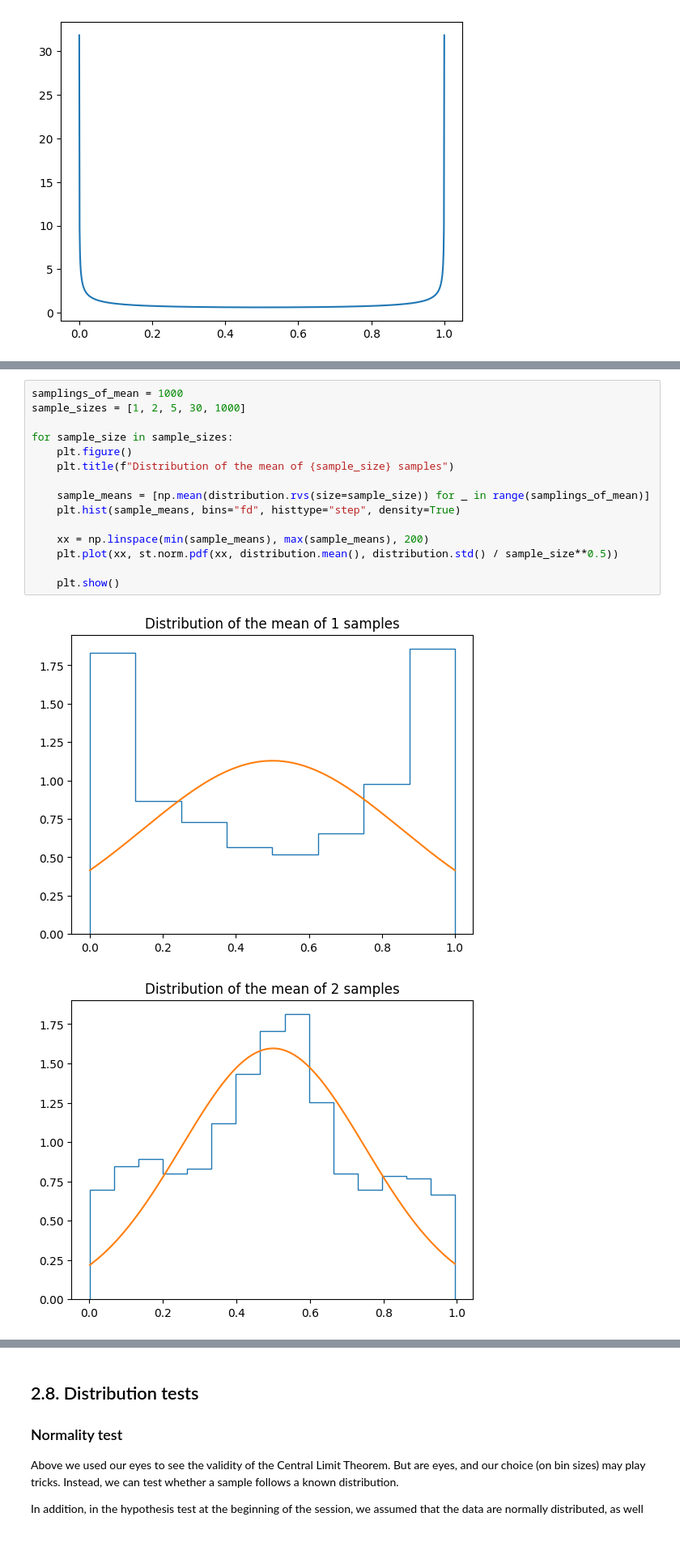
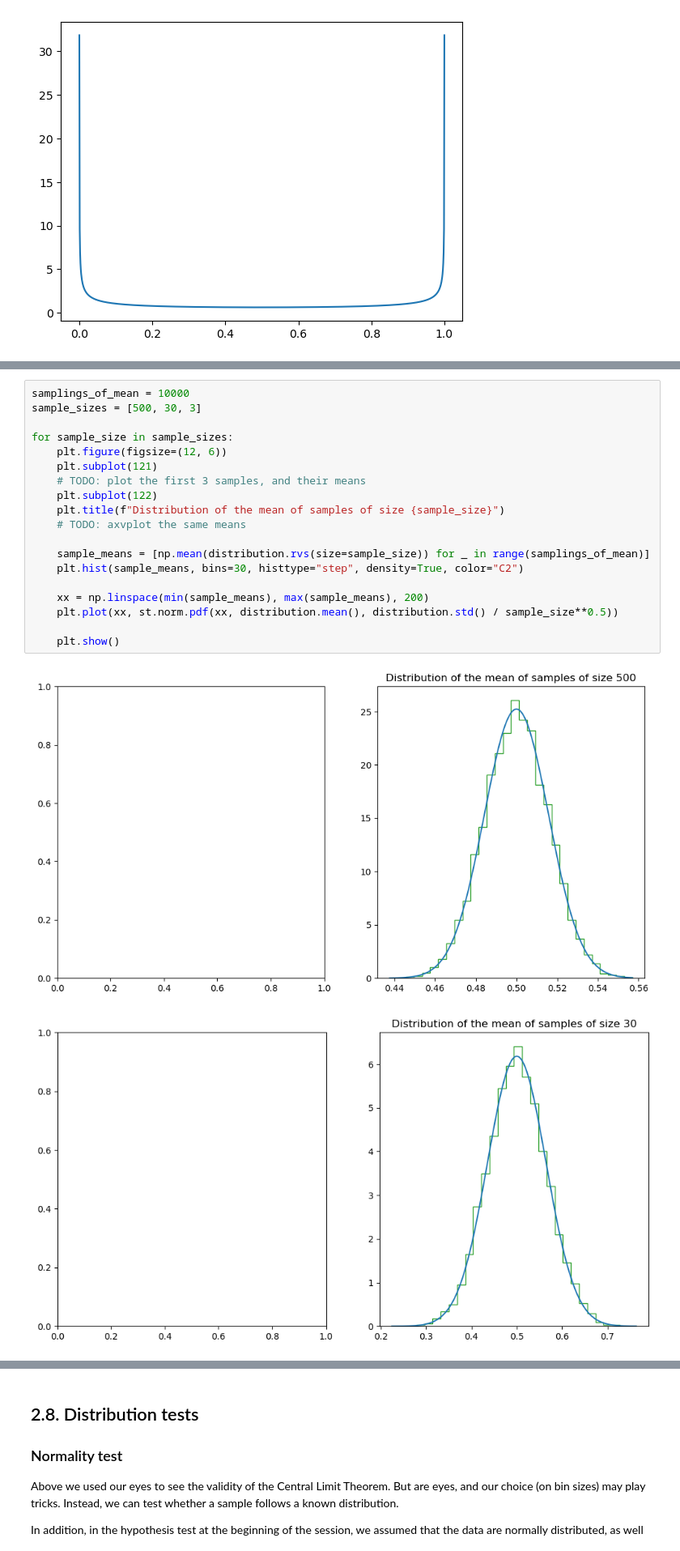
Before and after one commit to astrostatistics-in-crete/2023_summer_school, a Jupyter notebook: Classical/Classical_1.ipynb, the cells around one changed output, grey strips where cells are left out. Shown at 81% size. Cells and saved outputs as stored; diff of their text form.

```diff
--- a/Classical/Classical_1.ipynb
+++ b/Classical/Classical_1.ipynb
@@ -663,20 +690,24 @@ plt.show()
 # %% [markdown]
 ![...](images/thats-just-not-normal.jpg)
 # %%
-samplings_of_mean = 1000
-sample_sizes = [1, 2, 5, 30, 1000]
+samplings_of_mean = 10000
+sample_sizes = [500, 30, 3]
 
 for sample_size in sample_sizes:
-    plt.figure()
-    plt.title(f"Distribution of the mean of {sample_size} samples")
+    plt.figure(figsize=(12, 6))
+    plt.subplot(121)
+    # TODO: plot the first 3 samples, and their means
+    plt.subplot(122)
+    plt.title(f"Distribution of the mean of samples of size {sample_size}")
+    # TODO: axvplot the same means
 
     sample_means = [np.mean(distribution.rvs(size=sample_size)) for _ in range(samplings_of_mean)]
-    plt.hist(sample_means, bins="fd", histtype="step", density=True)
+    plt.hist(sample_means, bins=30, histtype="step", density=True, color="C2")
 
     xx = np.linspace(min(sample_means), max(sample_means), 200)
     plt.plot(xx, st.norm.pdf(xx, distribution.mean(), distribution.std() / sample_size**0.5))
 
     plt.show()
 # %% [output]
-[figure, old version]
+[figure, new version]
-[figure, old version]
+[figure, new version]
```
Also changed, not shown: parts of 9 cells of this notebook.
